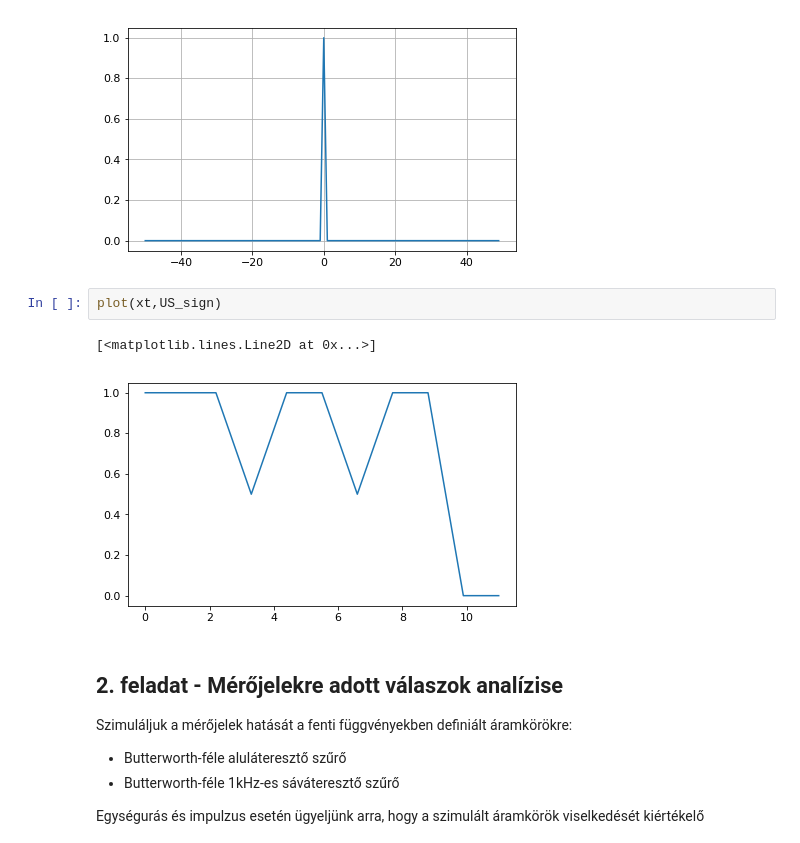
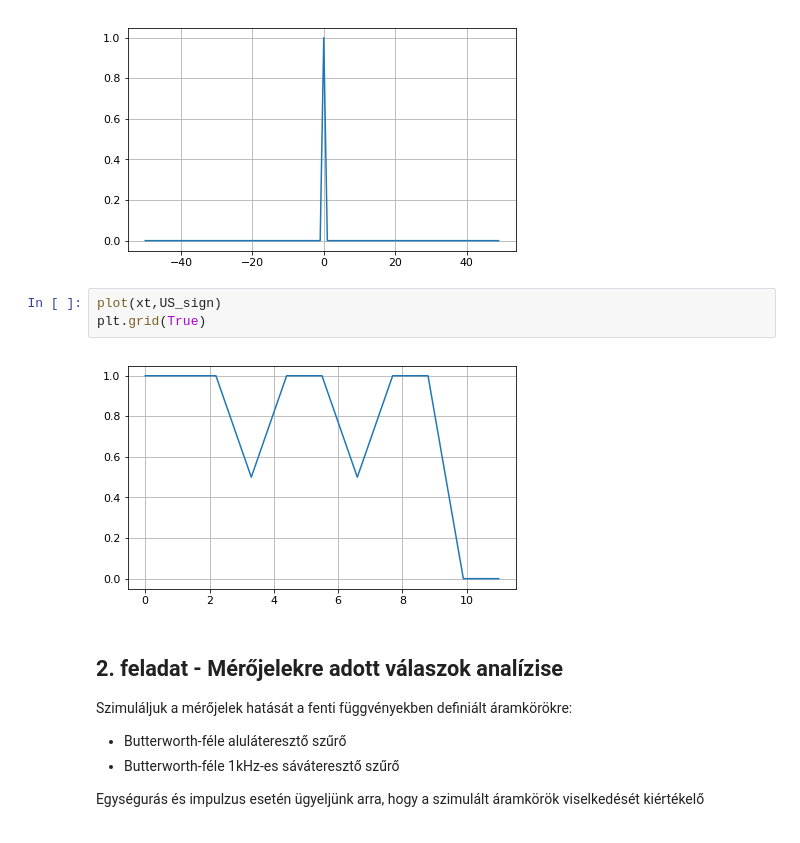
Before and after one commit to Tominano/Numerical-methods-of-physics-II, a Jupyter notebook: 3_feladatsor/3_feladat_Tomi.ipynb, the cells around one changed output. Cells and saved outputs as stored; diff of their text form.

```diff
--- a/3_feladatsor/3_feladat_Tomi.ipynb
+++ b/3_feladatsor/3_feladat_Tomi.ipynb
@@ -260,9 +255,9 @@ plt.grid(True)
 [figure]
 # %%
 plot(xt,US_sign)
+plt.grid(True)
 # %% [output]
-[<matplotlib.lines.Line2D at 0x...>]
-[figure, old version]
+[figure, new version]
 # %% [markdown]
 ## 2. feladat - Mérőjelekre adott válaszok analízise
 
```
Also changed, not shown: parts of 15 cells of this notebook.
